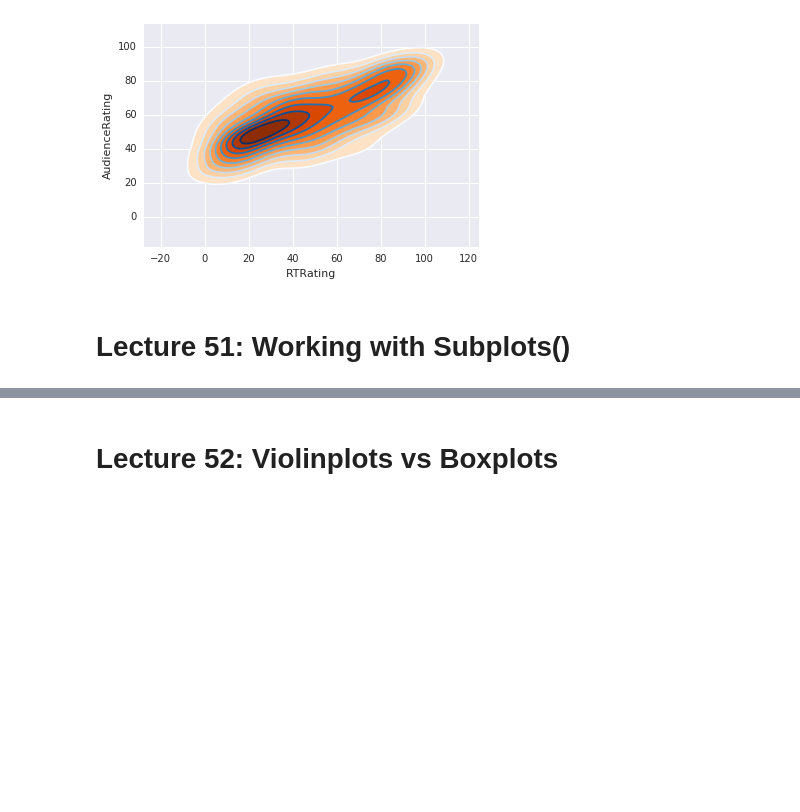
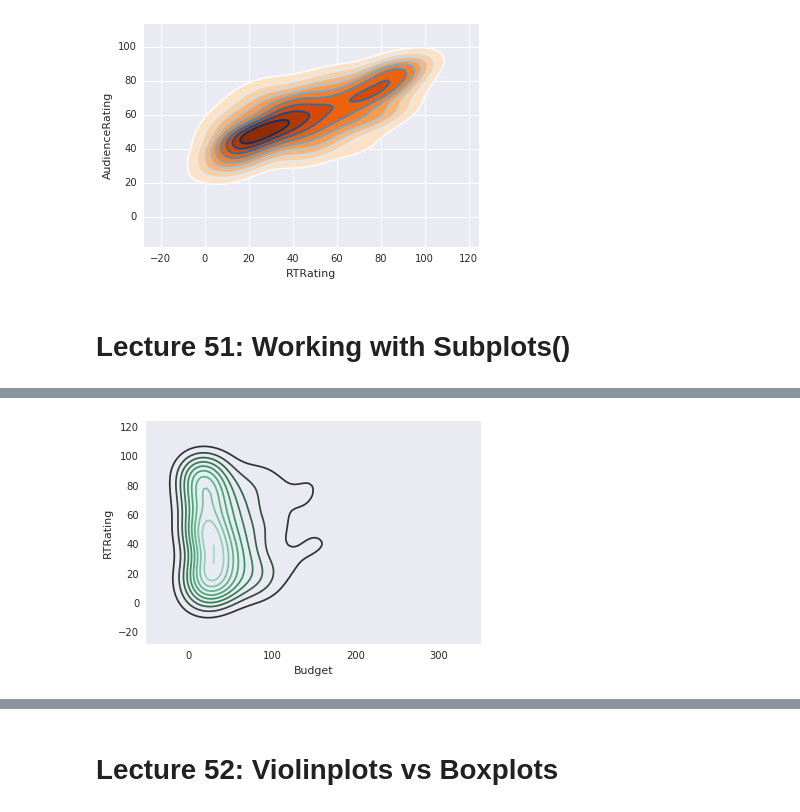
Before and after one commit to eloydrummerboy/Udemy, a Jupyter notebook: Python_A_to_Z/S6_Advanced_Visualization.ipynb, the cells around one changed output, grey strips where cells are left out. Cells and saved outputs as stored; diff of their text form; code cells hidden in the pictures; blank space fills up the shorter version.

```diff
--- a/Python_A_to_Z/S6_Advanced_Visualization.ipynb
+++ b/Python_A_to_Z/S6_Advanced_Visualization.ipynb
@@ -313,0 +319,4 @@ k12 = sns.kdeplot(movies.RTRating, movies.AudienceRating,cmap='Blues')
+# %%
+k1 = sns.kdeplot(movies.Budget, movies.RTRating)
+# %% [output]
+[figure, added]
```
Also changed, not shown: parts of 24 cells of this notebook.
